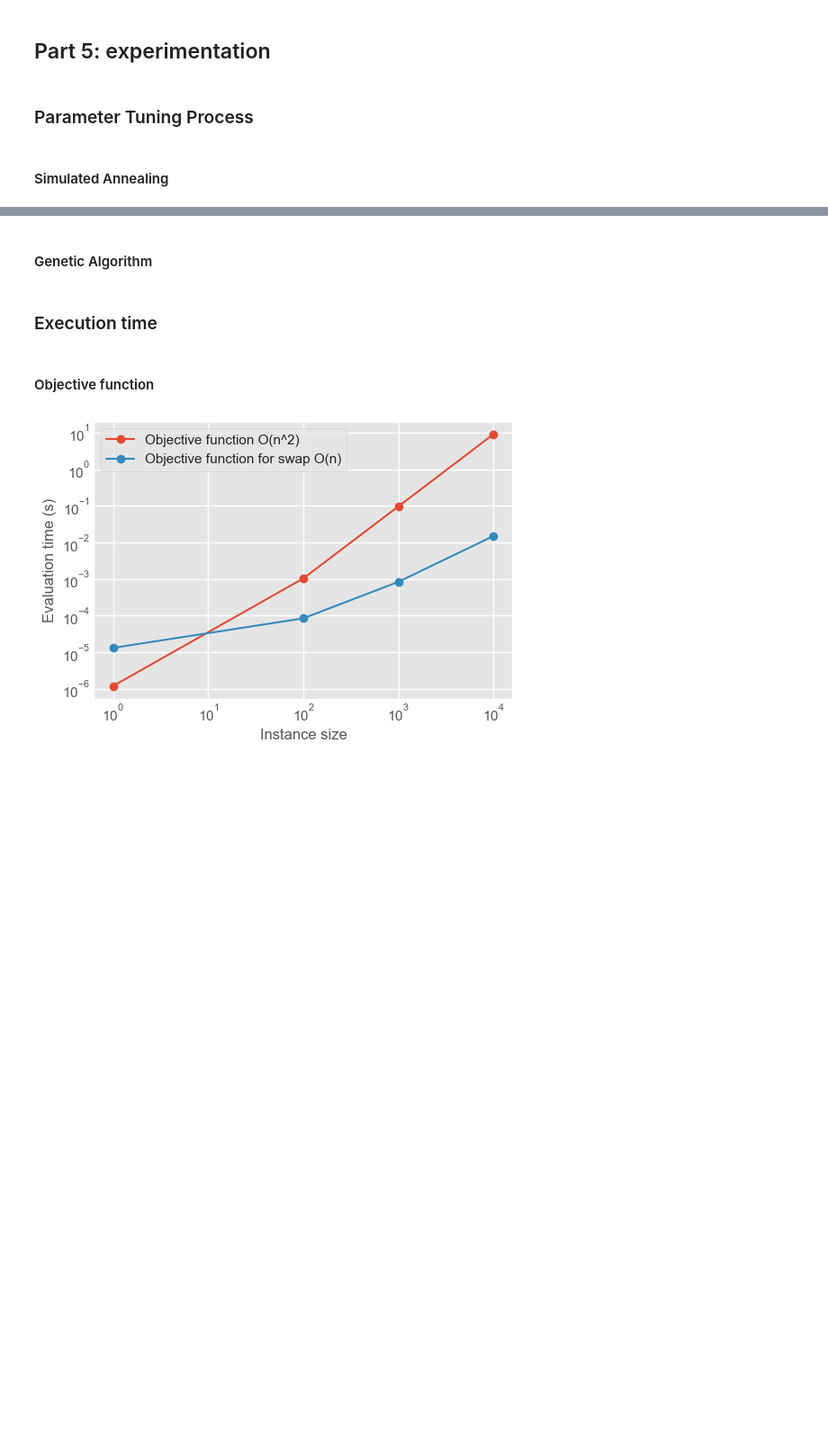
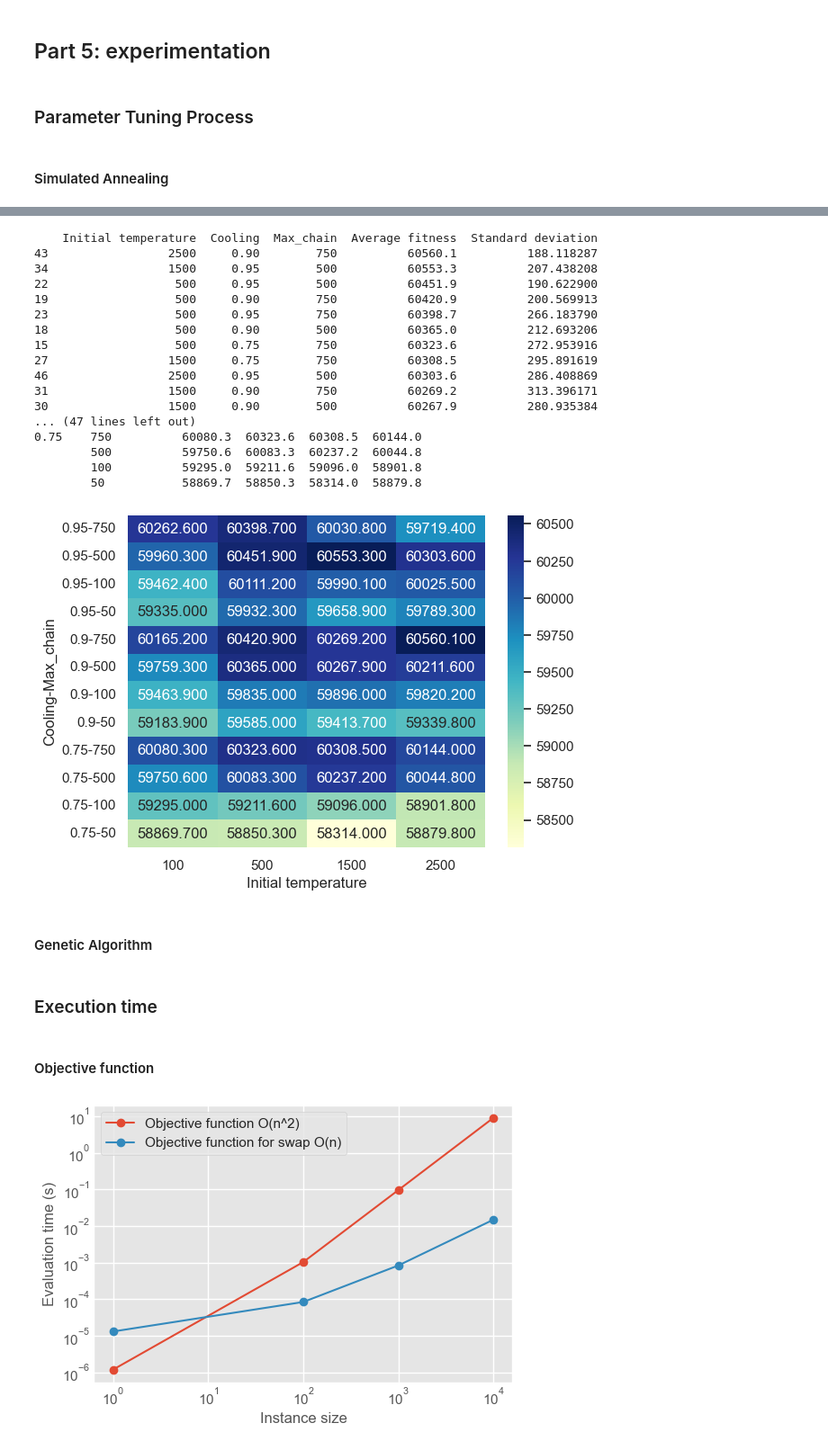
Before and after one commit to usainzg/search-heuristics, a Jupyter notebook: LOP_Naroa_Unai.ipynb, the cells around one changed output, grey strips where cells are left out. Shown: that part at 90% size. Cells and saved outputs as stored; diff of their text form; code cells hidden in the pictures; blank space fills up the shorter version.

```diff
--- a/LOP_Naroa_Unai.ipynb
+++ b/LOP_Naroa_Unai.ipynb
@@ -404,7 +406,7 @@ def genetic_algorithm(
         return son1, son2
 
     def evaluate(P, instance, evals):
-        F = []  # actual fitness of each indiv
+        F = []  # actual fitness of each individual
         if evals > population_size:
             for act in range(population_size):
                 v = obj_func_LOP(P[act], instance)
@@ -417,20 +419,18 @@ def genetic_algorithm(
             evals = 0
         return F, evals
 
-    G = instance[1]
     size = instance[0]
-
-    generation = 0
     patience = 0
     best_fitness = 0
     P = []  # actual population
-    F = []  # actual fitness of each indiv
+    F = []  # actual fitness of each individual
     odd_population = population_size % 2 == 1
 
     # First generation
-    for ind in range(population_size):
+    for _ in range(population_size):
         sol = list(mit.random_permutation(range(size)))
         P.append(sol)
+
     F, evals = evaluate(P, instance, evals)
     while patience < max_patience and evals > 0:  # stop_criterion
         sons = []
@@ -546,31 +685,51 @@ for tmp in initial_temperatures:
 # %%
 pd.set_option("expand_frame_repr", False)
 datos = pd.DataFrame(
     {
         "Initial temperature": list_initial_temperatures,
         "Cooling": list_coolings,
         "Max_chain": list_max_chain,
         "Average fitness": avg_fitnesses,
         "Standard deviation": deviations,
     }
 )
 
 datos.sort_values(
     by=["Average fitness"], inplace=True, ascending=False
 )
 print(datos)
 
 datos = datos.pivot(
     index=["Cooling", "Max_chain"],
     columns=[
         "Initial temperature",
     ],
     values="Average fitness",
 )
 datos.sort_index(axis=0, ascending=False, inplace=True)
-ax = sns.heatmap(datos)
+sns.heatmap(datos, annot=True, fmt=".3f", cmap="YlGnBu")
 
 print(datos)
 
+# TODO: change!!!
 # BEST: Temperatura inicial alta (1500), cooling intermedio (0.9) y max_chain alto (500). Se llega al max de evals.
 # Fitness: 50598.300  ±  100.997
+# %% [output]
+    Initial temperature  Cooling  Max_chain  Average fitness  Standard deviation
+43                 2500     0.90        750          60560.1          188.118287
+34                 1500     0.95        500          60553.3          207.438208
+22                  500     0.95        500          60451.9          190.622900
+19                  500     0.90        750          60420.9          200.569913
+23                  500     0.95        750          60398.7          266.183790
+18                  500     0.90        500          60365.0          212.693206
+15                  500     0.75        750          60323.6          272.953916
+27                 1500     0.75        750          60308.5          295.891619
+46                 2500     0.95        500          60303.6          286.408869
+31                 1500     0.90        750          60269.2          313.396171
+30                 1500     0.90        500          60267.9          280.935384
+... (47 lines left out)
+0.75    750          60080.3  60323.6  60308.5  60144.0
+        500          59750.6  60083.3  60237.2  60044.8
+        100          59295.0  59211.6  59096.0  58901.8
+        50           58869.7  58850.3  58314.0  58879.8
+[figure, added]
```
Also changed, not shown: parts of 20 cells of this notebook.
